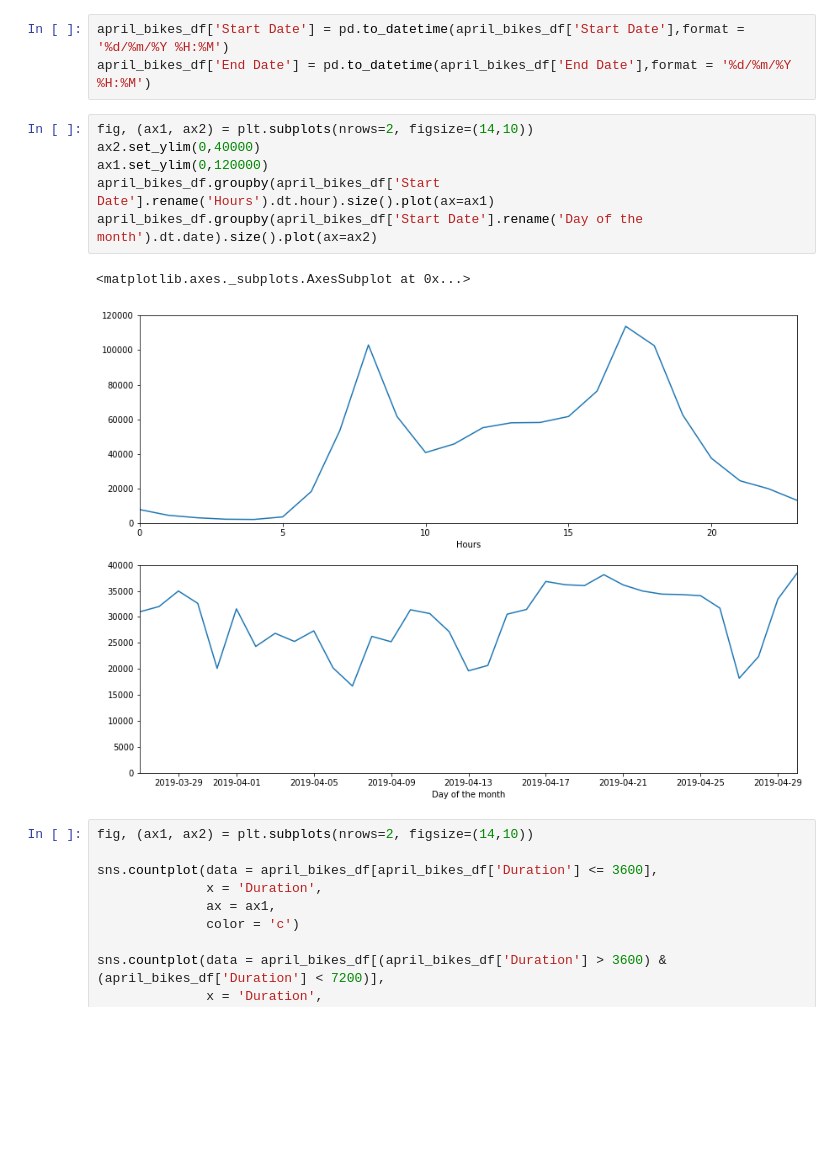
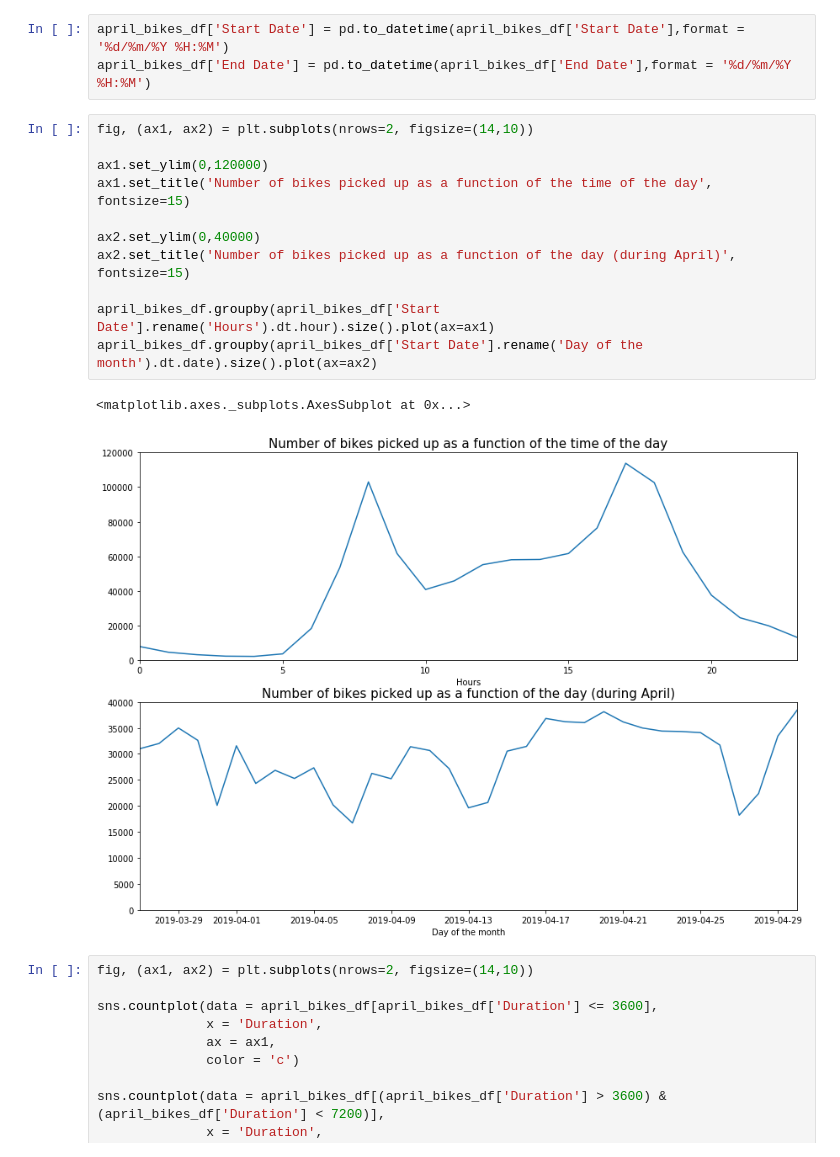
Before and after one commit to GeoffroyS/London-bikes-analysis, a Jupyter notebook: bikes_analysis.ipynb, the cells around one changed output. Saved outputs shown, nothing was run; the diff lists cells and outputs as text; blank space fills up the shorter version.

```diff
--- a/bikes_analysis.ipynb
+++ b/bikes_analysis.ipynb
@@ -52,13 +52,18 @@ april_bikes_df['Start Date'] = pd.to_datetime(april_bikes_df['Start Date'],forma
 april_bikes_df['End Date'] = pd.to_datetime(april_bikes_df['End Date'],format = '%d/%m/%Y %H:%M')
 # %%
 fig, (ax1, ax2) = plt.subplots(nrows=2, figsize=(14,10))
+
+ax1.set_ylim(0,120000)
+ax1.set_title('Number of bikes picked up as a function of the time of the day', fontsize=15)
+
 ax2.set_ylim(0,40000)
-ax1.set_ylim(0,120000)
+ax2.set_title('Number of bikes picked up as a function of the day (during April)', fontsize=15)
+
 april_bikes_df.groupby(april_bikes_df['Start Date'].rename('Hours').dt.hour).size().plot(ax=ax1)
 april_bikes_df.groupby(april_bikes_df['Start Date'].rename('Day of the month').dt.date).size().plot(ax=ax2)
 # %% [output]
 <matplotlib.axes._subplots.AxesSubplot at 0x...>
-[figure, old version]
+[figure, new version]
 # %%
 fig, (ax1, ax2) = plt.subplots(nrows=2, figsize=(14,10))
 
```
